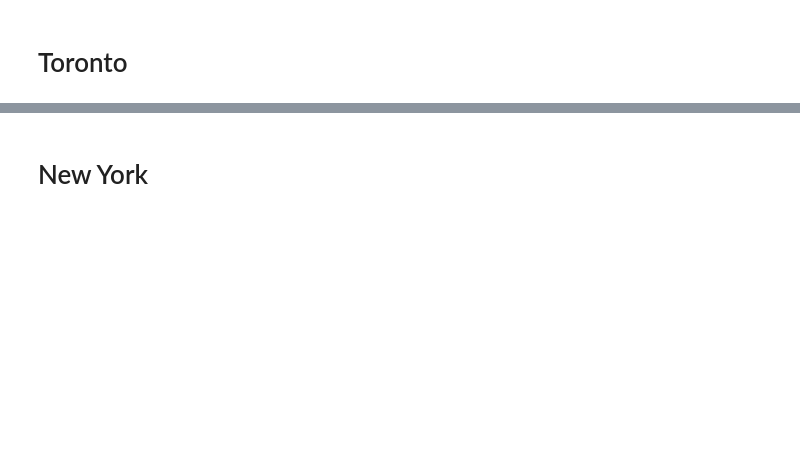
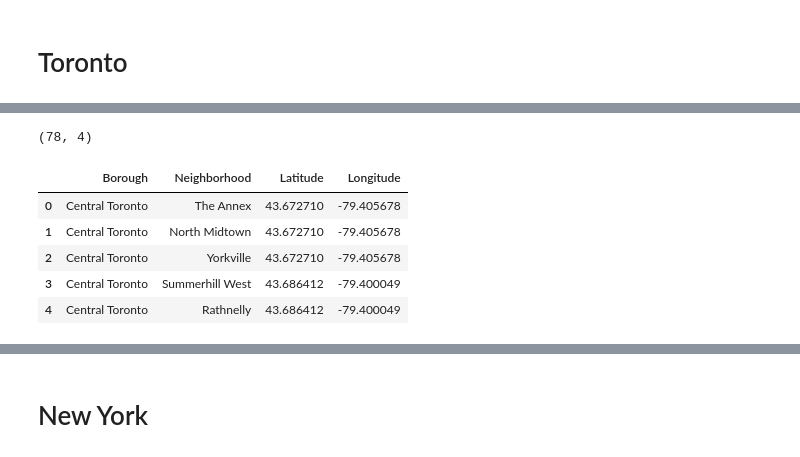
Before and after one commit to Kaeliny/Coursera_Capstone, a Jupyter notebook: Capstone Project - The Battle of Neighborhoods (2).ipynb, the cells around one changed output, grey strips where cells are left out. Drawn from its saved outputs; the diff is of its cells as text; code cells hidden in the pictures; blank space fills up the shorter version.

```diff
--- a/Capstone Project - The Battle of Neighborhoods (2).ipynb
+++ b/Capstone Project - The Battle of Neighborhoods (2).ipynb
@@ -71,9 +84,17 @@ df_toronto1.head()
 # %%
 df_toronto=df_toronto1.set_index(['Borough','Latitude','Longitude']).stack().str.split(',', expand=True).stack()
 df_toronto=df_toronto.unstack(-2).reset_index(-1,drop=True).reset_index()
 df_toronto = df_toronto.reindex(columns=['Borough','Neighborhood','Latitude', 'Longitude'])
 print(df_toronto.shape)
-df_toronto.head(78)
+df_toronto.head()
+# %% [output]
+(78, 4)
+|  | Borough | Neighborhood | Latitude | Longitude |
+| 0 | Central Toronto | The Annex | 43.672710 | -79.405678 |
+| 1 | Central Toronto | North Midtown | 43.672710 | -79.405678 |
+| 2 | Central Toronto | Yorkville | 43.672710 | -79.405678 |
+| 3 | Central Toronto | Summerhill West | 43.686412 | -79.400049 |
+| 4 | Central Toronto | Rathnelly | 43.686412 | -79.400049 |
 # %%
 address = 'Toronto, ON'
 
```
Also changed, not shown: parts of 18 cells of this notebook.
